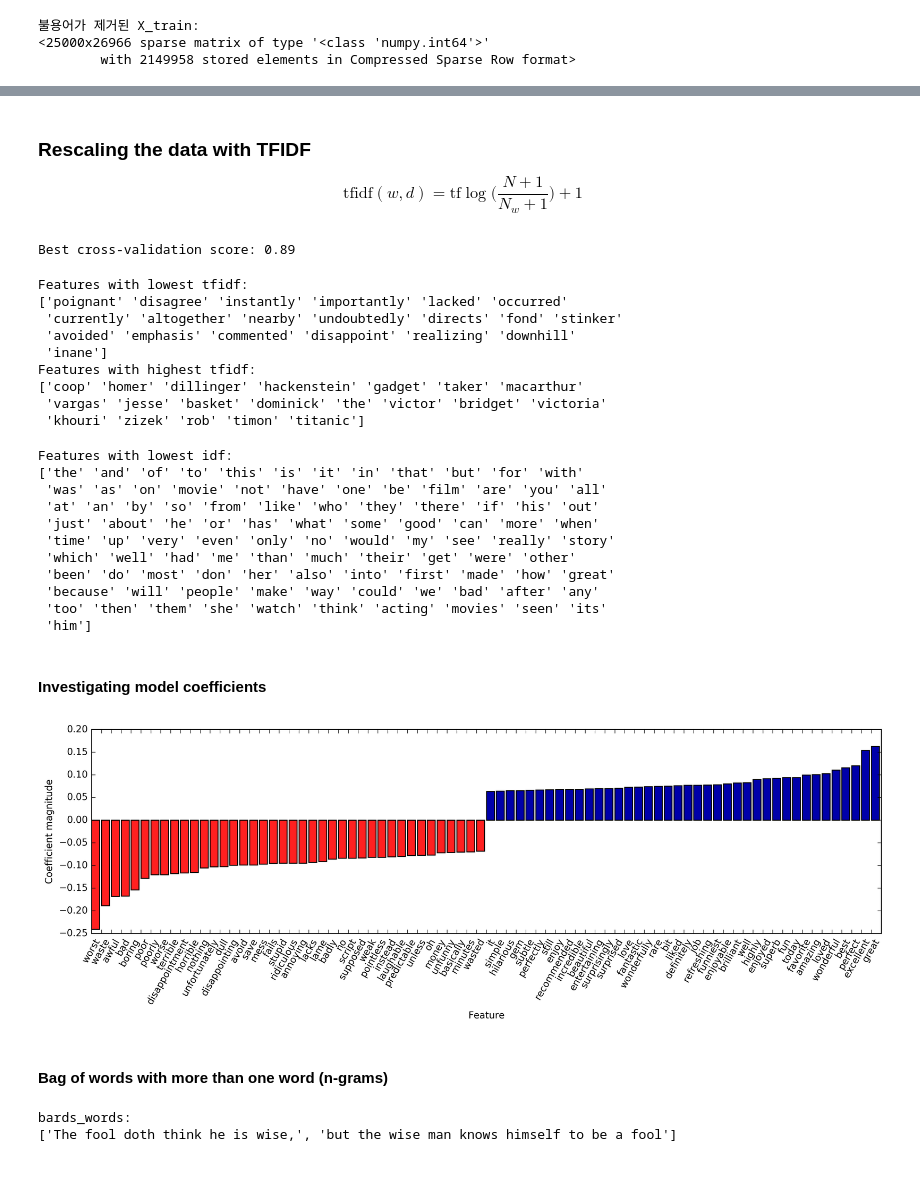
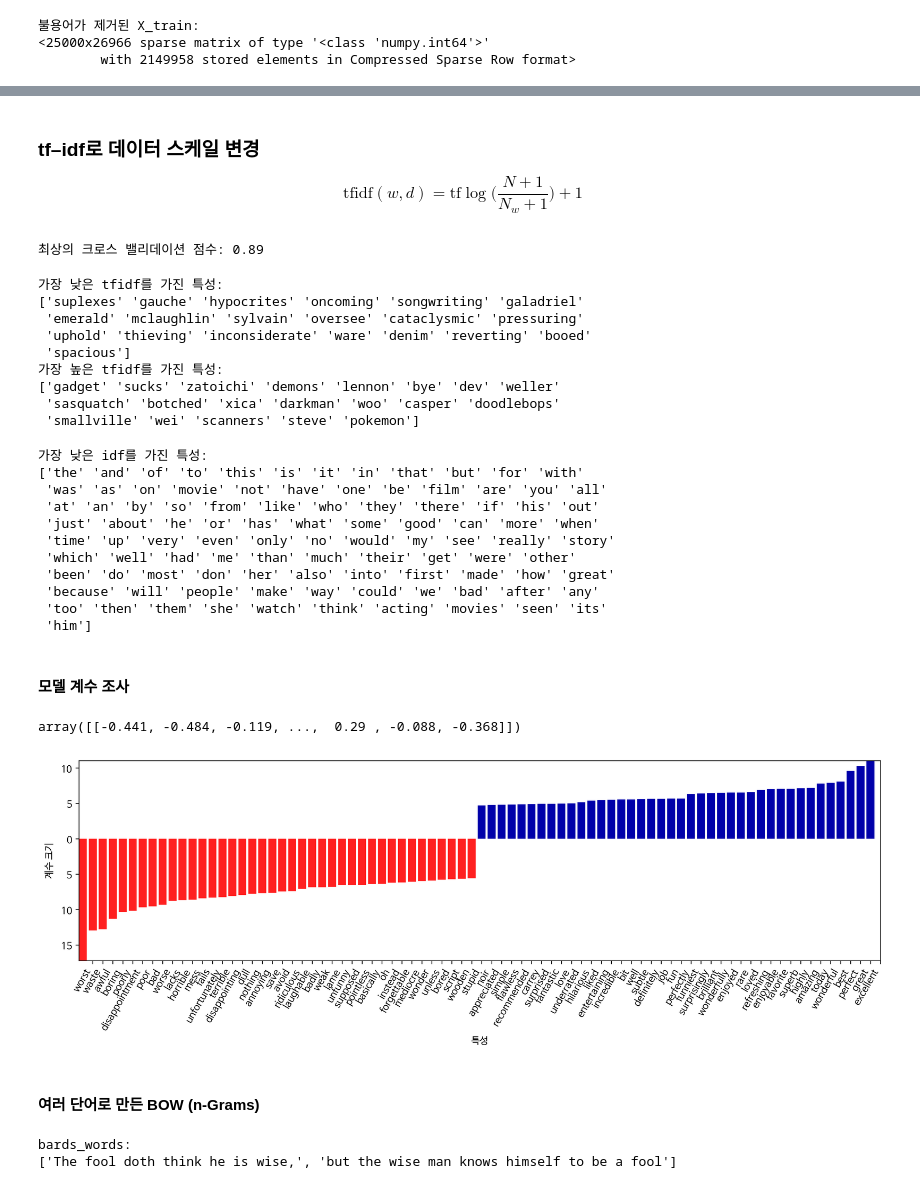
Before and after one commit to yerinsally/introduction_to_ml_with_python, a Jupyter notebook: 07-working-with-text-data.ipynb, the cells around one changed output, grey strips where cells are left out. Drawn from its saved outputs; the diff is of its cells as text; code cells hidden in the pictures.

```diff
--- a/07-working-with-text-data.ipynb
+++ b/07-working-with-text-data.ipynb
@@ -164,7 +165,0 @@ print("최적의 크로스 밸리데이션 점수: {:.5f}".format(grid.best_scor
-# %%
-from sklearn.pipeline import make_pipeline
-pipe = make_pipeline(CountVectorizer(min_df=5), LogisticRegression())
-pipe.steps
-grid = GridSearchCV(pipe, {'logisticregression__C': [0.001, 0.01, 0.1, 1, 10]}, cv=5)
-grid.fit(text_train, y_train)
-grid.best_score_
@@ -199,7 +192,9 @@ print("최적의 크로스 밸리데이션 점수: {:.2f}".format(grid.best_scor
 # %%
-pipe = make_pipeline(CountVectorizer(min_df=5), LogisticRegression())
-param_grid = {'countvectorizer__max_df': [10, 20, 30], 'logisticregression__C': [0.01, 0.1, 1]}
+from sklearn.pipeline import make_pipeline
+pipe = make_pipeline(CountVectorizer(), LogisticRegression())
+param_grid = {'countvectorizer__max_df': [100, 1000, 10000, 20000], 'logisticregression__C': [0.001, 0.01, 0.1, 1, 10]}
 grid = GridSearchCV(pipe, param_grid, cv=5)
 grid.fit(text_train, y_train)
-print("최적의 크로스 밸리데이션 점수: {:.2f}".format(grid.best_score_))
+print("최상의 크로스 밸리데이션 점수: {:.2f}".format(grid.best_score_))
+print(grid.best_params_)
 # %% [output]
@@ -207,51 +218,51 @@ print("최적의 크로스 밸리데이션 점수: {:.2f}".format(grid.best_scor
 # %% [markdown]
-### Rescaling the data with TFIDF
+### tf–idf로 데이터 스케일 변경
 \begin{equation*}
 \text{tfidf}(w, d) = \text{tf} \log\big(\frac{N + 1}{N_w + 1}\big) + 1
 \end{equation*}
 # %%
 from sklearn.feature_extraction.text import TfidfVectorizer
 from sklearn.pipeline import make_pipeline
-pipe = make_pipeline(TfidfVectorizer(min_df=5, norm=None),
+pipe = make_pipeline(TfidfVectorizer(min_df=5, norm='l2'),
                      LogisticRegression())
 param_grid = {'logisticregression__C': [0.001, 0.01, 0.1, 1, 10]}
 
 grid = GridSearchCV(pipe, param_grid, cv=5)
 grid.fit(text_train, y_train)
-print("Best cross-validation score: {:.2f}".format(grid.best_score_))
+print("최상의 크로스 밸리데이션 점수: {:.2f}".format(grid.best_score_))
 # %% [output]
-Best cross-validation score: 0.89
+최상의 크로스 밸리데이션 점수: 0.89
 # %%
 vectorizer = grid.best_estimator_.named_steps["tfidfvectorizer"]
-# transform the training dataset:
+# 훈련 데이터셋을 변환합니다
 X_train = vectorizer.transform(text_train)
-# find maximum value for each of the features over dataset:
+# 특성별로 가장 큰 값을 찾습니다
 max_value = X_train.max(axis=0).toarray().ravel()
 sorted_by_tfidf = max_value.argsort()
-# get feature names
+# 특성 이름을 구합니다
 feature_names = np.array(vectorizer.get_feature_names())
 
-print("Features with lowest tfidf:\n{}".format(
+print("가장 낮은 tfidf를 가진 특성:\n{}".format(
       feature_names[sorted_by_tfidf[:20]]))
 
-print("Features with highest tfidf: \n{}".format(
+print("가장 높은 tfidf를 가진 특성: \n{}".format(
       feature_names[sorted_by_tfidf[-20:]]))
 # %% [output]
-Features with lowest tfidf:
-['poignant' 'disagree' 'instantly' 'importantly' 'lacked' 'occurred'
- 'currently' 'altogether' 'nearby' 'undoubtedly' 'directs' 'fond' 'stinker'
- 'avoided' 'emphasis' 'commented' 'disappoint' 'realizing' 'downhill'
- 'inane']
-Features with highest tfidf:
-['coop' 'homer' 'dillinger' 'hackenstein' 'gadget' 'taker' 'macarthur'
- 'vargas' 'jesse' 'basket' 'dominick' 'the' 'victor' 'bridget' 'victoria'
- 'khouri' 'zizek' 'rob' 'timon' 'titanic']
+가장 낮은 tfidf를 가진 특성:
+['suplexes' 'gauche' 'hypocrites' 'oncoming' 'songwriting' 'galadriel'
+ 'emerald' 'mclaughlin' 'sylvain' 'oversee' 'cataclysmic' 'pressuring'
+ 'uphold' 'thieving' 'inconsiderate' 'ware' 'denim' 'reverting' 'booed'
+ 'spacious']
+가장 높은 tfidf를 가진 특성:
+['gadget' 'sucks' 'zatoichi' 'demons' 'lennon' 'bye' 'dev' 'weller'
+ 'sasquatch' 'botched' 'xica' 'darkman' 'woo' 'casper' 'doodlebops'
+ 'smallville' 'wei' 'scanners' 'steve' 'pokemon']
 # %%
 sorted_by_idf = np.argsort(vectorizer.idf_)
-print("Features with lowest idf:\n{}".format(
+print("가장 낮은 idf를 가진 특성:\n{}".format(
        feature_names[sorted_by_idf[:100]]))
 # %% [output]
-Features with lowest idf:
+가장 낮은 idf를 가진 특성:
 ['the' 'and' 'of' 'to' 'this' 'is' 'it' 'in' 'that' 'but' 'for' 'with'
  'was' 'as' 'on' 'movie' 'not' 'have' 'one' 'be' 'film' 'are' 'you' 'all'
  'at' 'an' 'by' 'so' 'from' 'like' 'who' 'they' 'there' 'if' 'his' 'out'
@@ -262,16 +273,20 @@ Features with lowest idf:
  'because' 'will' 'people' 'make' 'way' 'could' 'we' 'bad' 'after' 'any'
  'too' 'then' 'them' 'she' 'watch' 'think' 'acting' 'movies' 'seen' 'its'
  'him']
-# %% [markdown]
-#### Investigating model coefficients
+# %% [markdown]
+#### 모델 계수 조사
+# %%
+grid.best_estimator_.named_steps["logisticregression"].coef_
+# %% [output]
+array([[-0.441, -0.484, -0.119, ...,  0.29 , -0.088, -0.368]])
 # %%
 mglearn.tools.visualize_coefficients(
-    grid.best_estimator_.named_steps["logisticregression"].coef_,
+    grid.best_estimator_.named_steps["logisticregression"].coef_[0],
     feature_names, n_top_features=40)
 # %% [output]
-[figure, old version]
+[figure, new version]
-# %% [markdown]
-#### Bag of words with more than one word (n-grams)
+# %% [markdown]
+#### 여러 단어로 만든 BOW (n-Grams)
 # %%
 print("bards_words:\n{}".format(bards_words))
 # %% [output]
```
Also changed, not shown: parts of 35 cells of this notebook, 8 other files.
